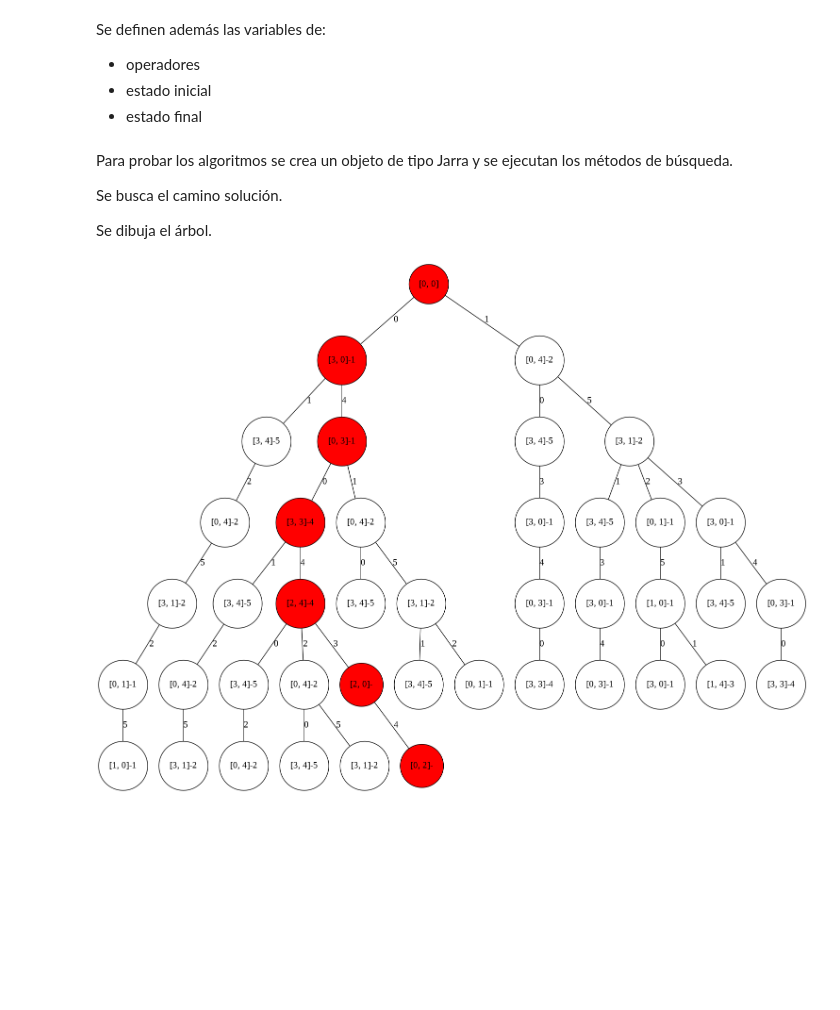
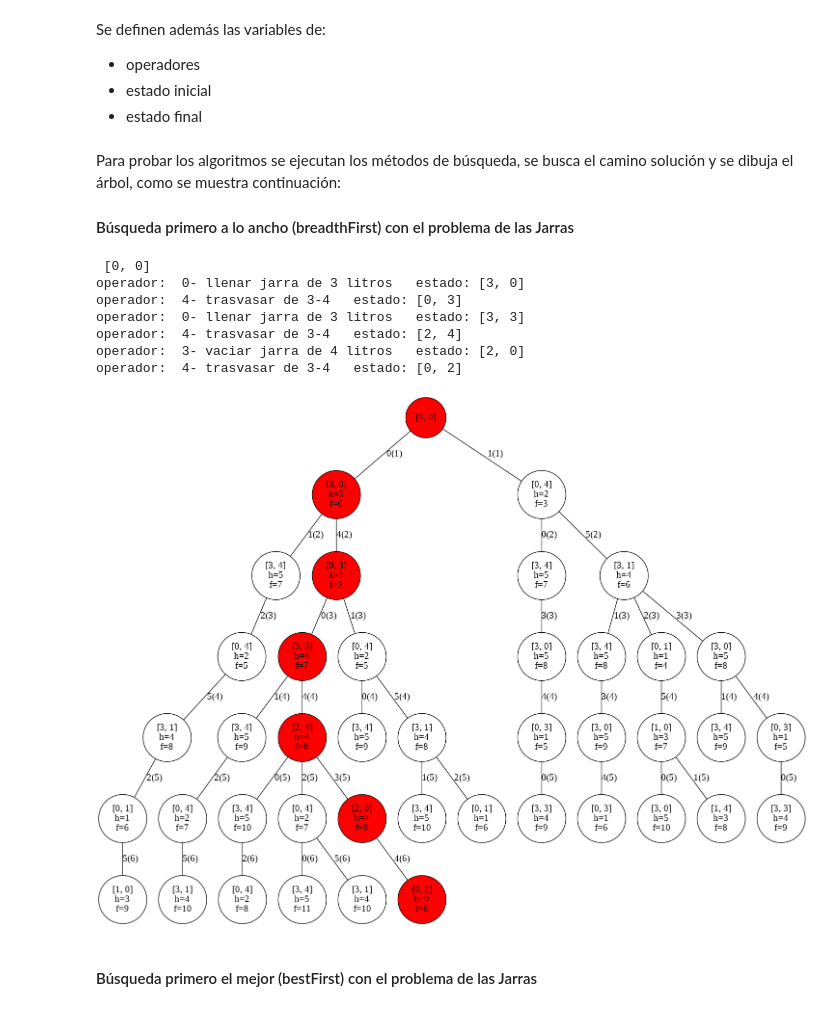
Before and after one commit to ibonetc/Inteligencia_Artificial, a Jupyter notebook: AI_Search.ipynb, the cells around one changed output. Cells and saved outputs as stored; diff of their text form; code cells hidden in the pictures; blank space fills up the shorter version.

```diff
--- a/AI_Search.ipynb
+++ b/AI_Search.ipynb
@@ -275,10 +298,9 @@ class Jarra(Node):
 
   def heuristic(self):
     r1=abs(objective.state[0]-self.state[0])+abs(objective.state[1]-self.state[1])
-    r2=abs(objective.state[0]-self.state[1])+abs(objective.state[1]-self.state[0])
-    return min(r2,r1)
+    return r1
 
-  #Costo acumulativo(valor 1)
+  #Costo acumulativo(valor 1 en cada nivel)
   def cost(self):
     return self.level
 # %% [markdown]
@@ -296,21 +318,28 @@ operators=['0- llenar jarra de 3 litros','1- llenar jarra de 4 litros',
 initState=[0,0]
 endState=[0,2]
 # %% [markdown]
-Para probar los algoritmos se crea un objeto de tipo Jarra y se ejecutan los métodos de búsqueda.
+Para probar los algoritmos se ejecutan los métodos de búsqueda, se busca el camino solución y se dibuja el árbol, como se muestra  continuación:
 
-Se busca el camino solución.
-
-Se dibuja el árbol.
+#### Búsqueda primero a lo ancho (breadthFirst) con el problema de las Jarras
 # %%
 jarra=Jarra(value="inicio",state=initState,operators=operators)
 (tree, objective)=breadthFirst(jarra,initState,endState)
 path=objective.pathObjective()
-#objective.printPath()
+objective.printPath()
 graph=draw(tree, path)
-tree_image = Image(graph.create_png(), width=800, height=600)
+tree_image = Image(graph.create_png(), width=900, height=700)
 display(tree_image)
 # %% [output]
+ [0, 0]
+operador:  0- llenar jarra de 3 litros   estado: [3, 0]
+operador:  4- trasvasar de 3-4   estado: [0, 3]
+operador:  0- llenar jarra de 3 litros   estado: [3, 3]
+operador:  4- trasvasar de 3-4   estado: [2, 4]
+operador:  3- vaciar jarra de 4 litros   estado: [2, 0]
+operador:  4- trasvasar de 3-4   estado: [0, 2]
-[figure, old version]
+[figure, new version]
+# %% [markdown]
+#### Búsqueda primero el mejor (bestFirst) con el problema de las Jarras
 # %%
 jarra=Jarra(value="inicio",state=initState,operators=operators)
 (tree, objective)=bestFirst(jarra,initState,endState)
```
Also changed, not shown: parts of 34 cells of this notebook.
